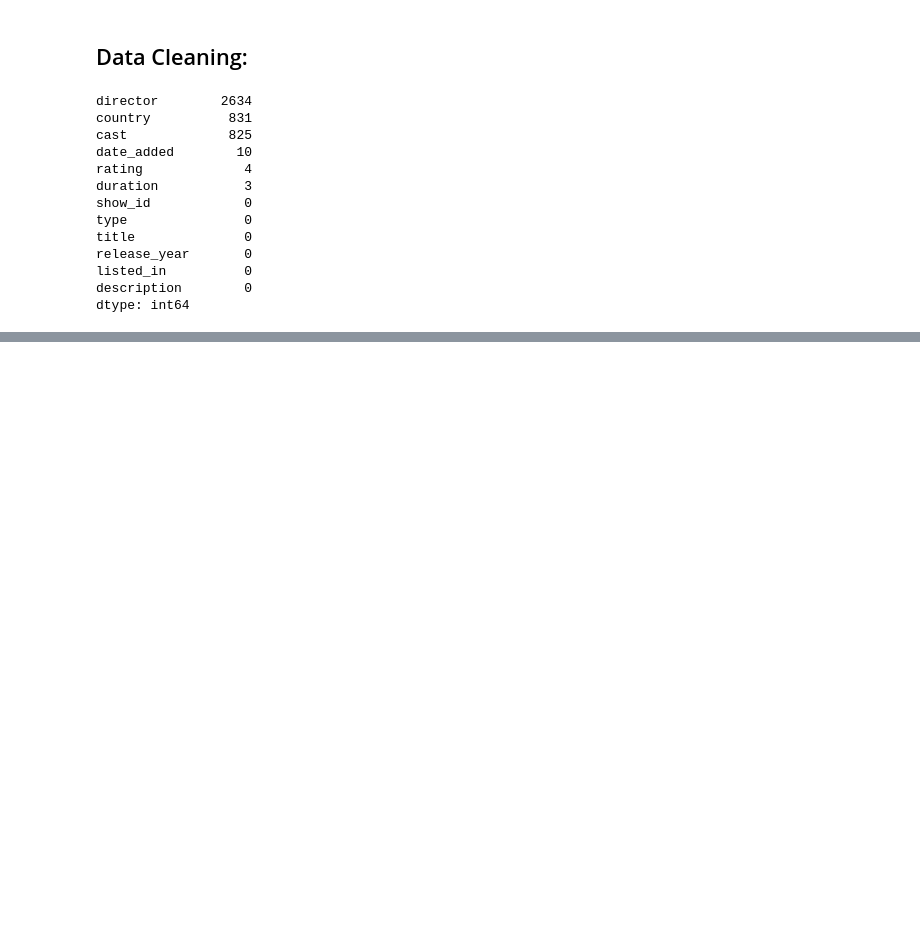
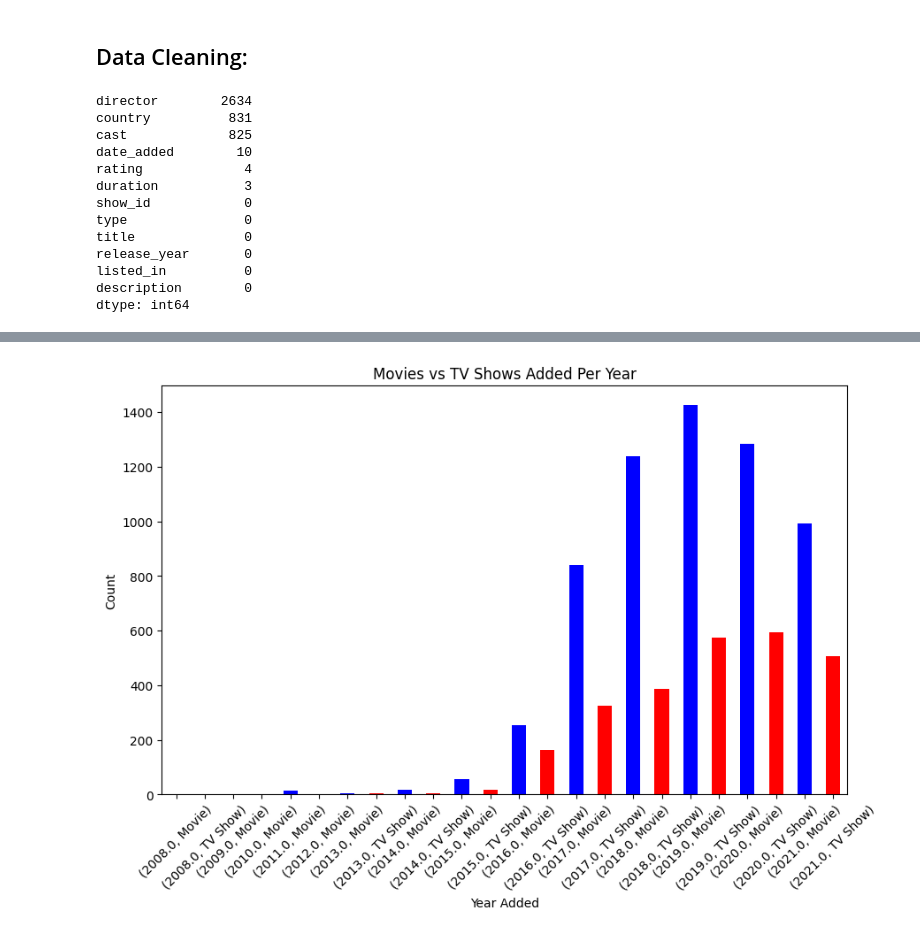
Before and after one commit to NK631/Assignment_1, a Jupyter notebook: notebooks/analysis.ipynb, the cells around one changed output, grey strips where cells are left out. Cells and saved outputs as stored; diff of their text form; code cells hidden in the pictures; blank space fills up the shorter version.

```diff
--- a/notebooks/analysis.ipynb
+++ b/notebooks/analysis.ipynb
@@ -148,0 +192,5 @@ dtype: int64
+# %%
+# how many movies and TV shows added per year
+type_counts = df.groupby(['year_added', 'type']).size()
+comparison = type_counts
+type_counts
@@ -148,0 +215,14 @@ dtype: int64
+# %%
+comparison.plot(
+    kind='bar',
+    figsize=(10,6),
+    color=['blue', 'red'],
+)
+
+plt.title('Movies vs TV Shows Added Per Year')
+plt.xlabel('Year Added')
+plt.ylabel('Count')
+plt.xticks(rotation=45)
+plt.show()
+# %% [output]
+[figure, added]
```
Also changed, not shown: parts of 10 cells of this notebook.
